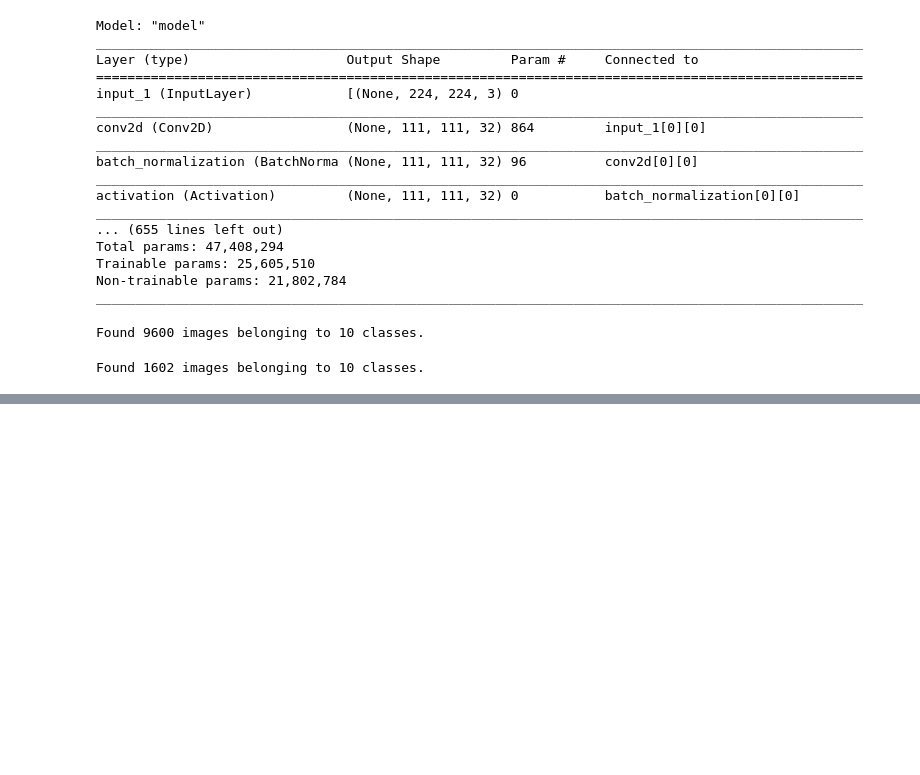
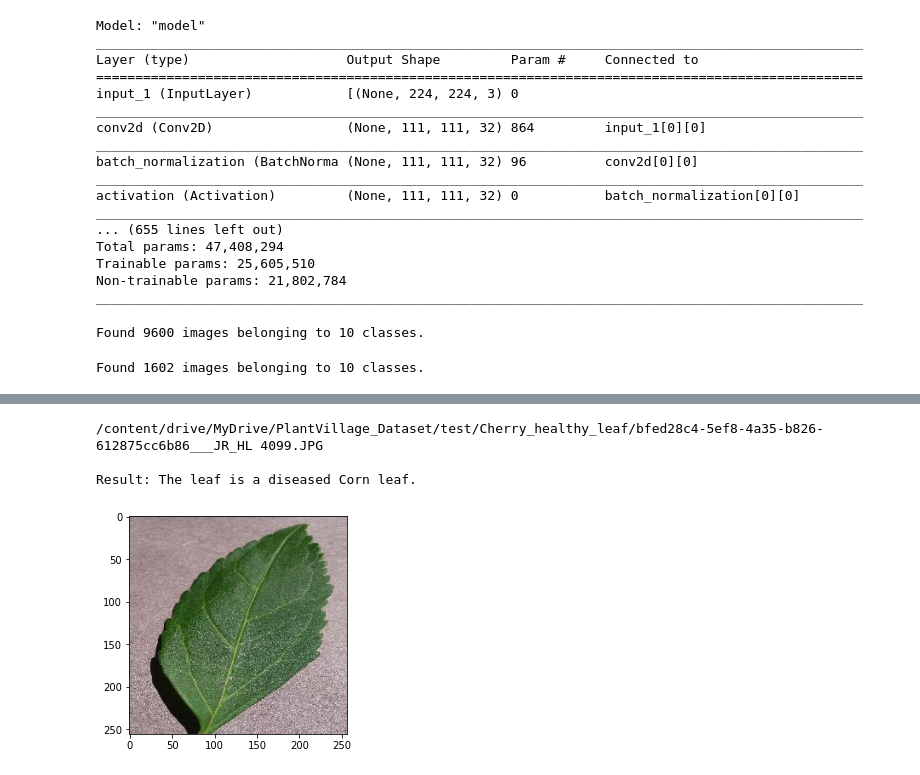
Before and after one commit to Trushali29/Artificial-Intelligence-In-Agritculture, a Jupyter notebook: LeafClassification.ipynb, the cells around one changed output, grey strips where cells are left out. Saved outputs shown, nothing was run; the diff lists cells and outputs as text; code cells hidden in the pictures; blank space fills up the shorter version.

```diff
--- a/LeafClassification.ipynb
+++ b/LeafClassification.ipynb
@@ -216,0 +216,11 @@ def outcome_and_image(img_path,model):
+# %%
+# healthy cherry leaf
+img_path='/content/drive/MyDrive/PlantVillage_Dataset/test/Cherry_healthy_leaf/bfed28c4-5ef8-4a35-b826-612875cc6b86___JR_HL 4099.JPG'
+im, output = outcome_and_image(img_path, model)
+im
+print(f'Result: {output}')
+# %% [output]
+/content/drive/MyDrive/PlantVillage_Dataset/test/Cherry_healthy_leaf/bfed28c4-5ef8-4a35-b826-612875cc6b86___JR_HL 4099.JPG
+
+Result: The leaf is a diseased Corn leaf.
+[figure, added]
```
Also changed, not shown: parts of 17 cells of this notebook.
